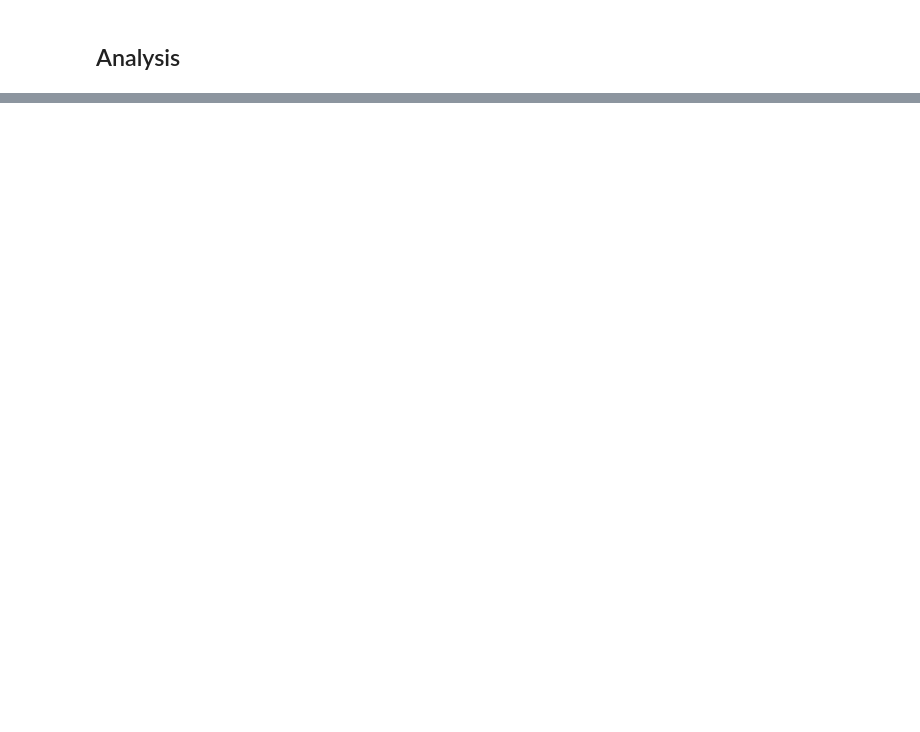
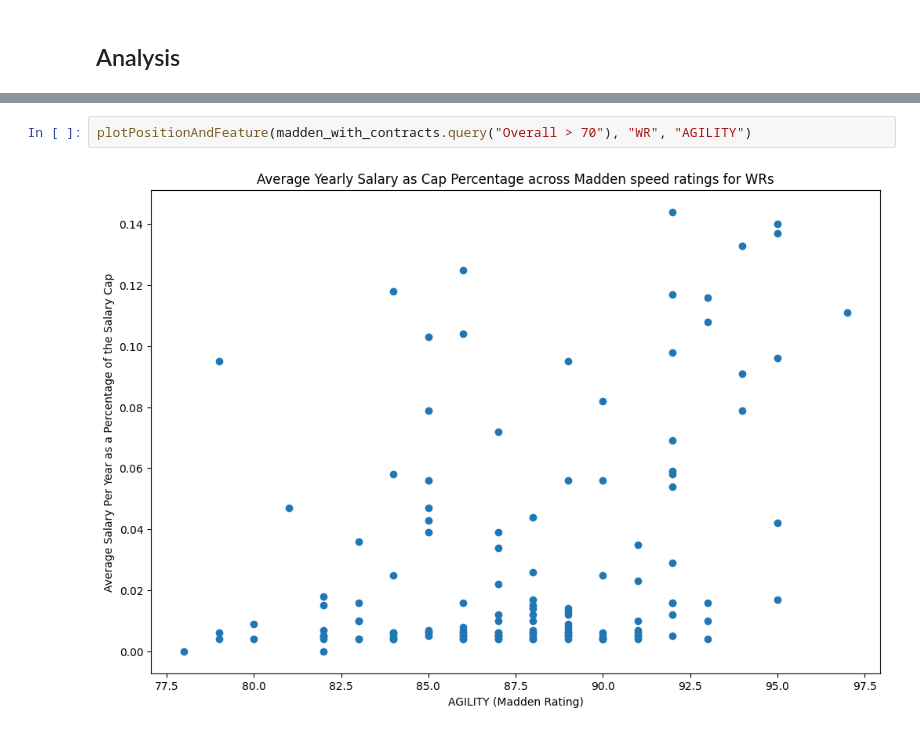
Before and after one commit to CharlieHubbard7/NFLResearch, a Jupyter notebook: NFL_Research_(5_26_26).ipynb, the cells around one changed output, grey strips where cells are left out. Cells and saved outputs as stored; diff of their text form; blank space fills up the shorter version.

```diff
--- a/NFL_Research_(5_26_26).ipynb
+++ b/NFL_Research_(5_26_26).ipynb
@@ -400,0 +477,4 @@ madden.head(10)
+# %%
+plotPositionAndFeature(madden_with_contracts.query("Overall > 70"), "WR", "AGILITY")
+# %% [output]
+[figure, added]
```
Also changed, not shown: parts of 25 cells of this notebook.
